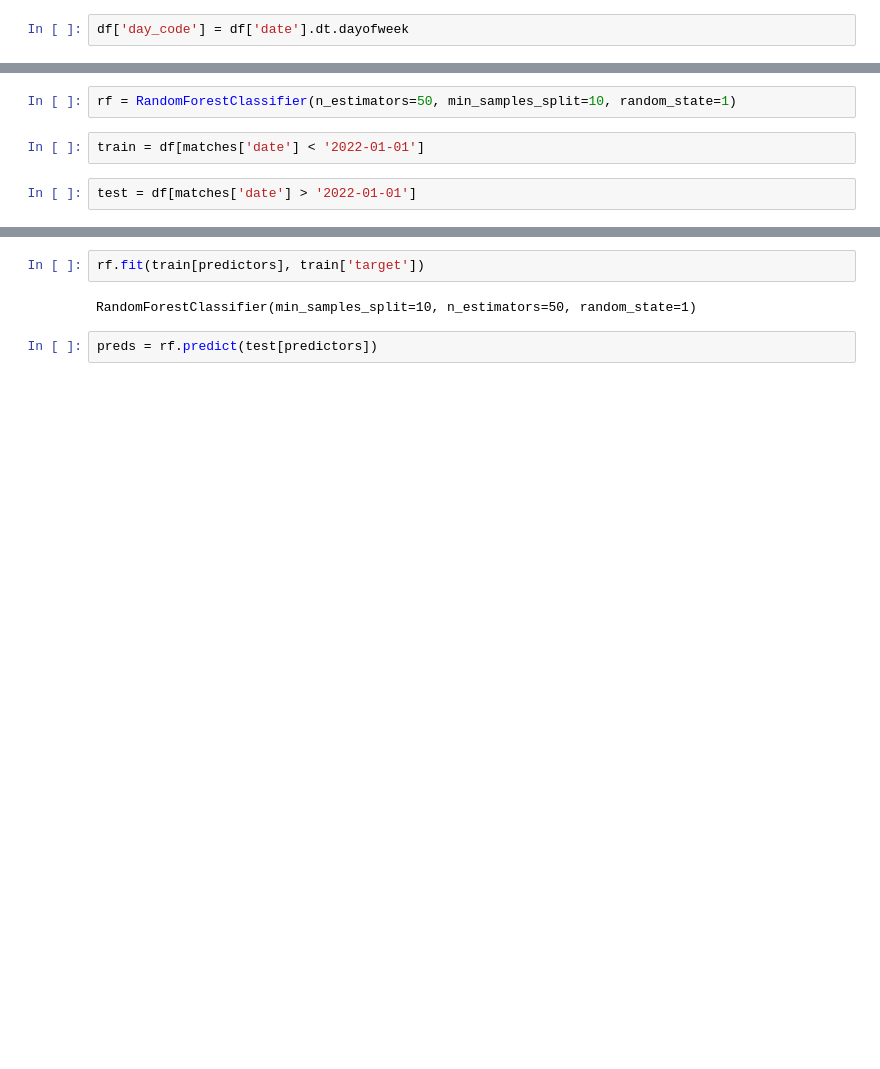
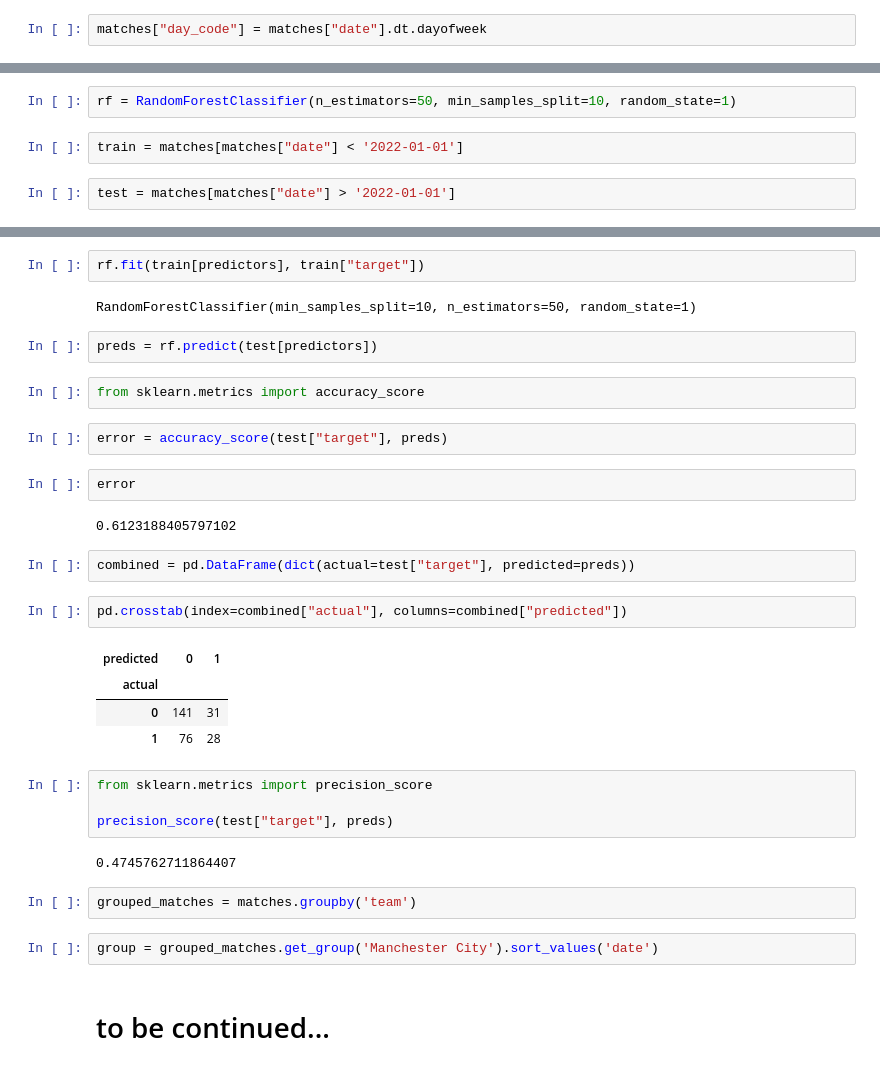
Before and after one commit to langsari/data-science-with-python-2022, a Jupyter notebook: dataset/T.kholed/PredictTeam.ipynb, the cells around one changed output, grey strips where cells are left out. Saved outputs shown, nothing was run; the diff lists cells and outputs as text; blank space fills up the shorter version.

```diff
--- a/dataset/T.kholed/PredictTeam.ipynb
+++ b/dataset/T.kholed/PredictTeam.ipynb
@@ -137,3 +137,3 @@ df['hour'] = df['time'].str.replace(':.+', "",regex=True)
 # %%
-df['day_code'] = df['date'].dt.dayofweek
+matches["day_code"] = matches["date"].dt.dayofweek
 # %%
@@ -157,7 +157,7 @@ from sklearn.ensemble import RandomForestClassifier
 # %%
 rf = RandomForestClassifier(n_estimators=50, min_samples_split=10, random_state=1)
 # %%
-train = df[matches['date'] < '2022-01-01']
+train = matches[matches["date"] < '2022-01-01']
 # %%
-test = df[matches['date'] > '2022-01-01']
+test = matches[matches["date"] > '2022-01-01']
 # %%
@@ -165,6 +165,35 @@ predictors = ['venue_code', 'opp_code', 'hour', 'day_code']
 # %%
-rf.fit(train[predictors], train['target'])
+rf.fit(train[predictors], train["target"])
 # %% [output]
 RandomForestClassifier(min_samples_split=10, n_estimators=50, random_state=1)
 # %%
 preds = rf.predict(test[predictors])
+# %%
+from sklearn.metrics import accuracy_score
+# %%
+error = accuracy_score(test["target"], preds)
+# %%
+error
+# %% [output]
+0.6123188405797102
+# %%
+combined = pd.DataFrame(dict(actual=test["target"], predicted=preds))
+# %%
+pd.crosstab(index=combined["actual"], columns=combined["predicted"])
+# %% [output]
+| predicted | 0 | 1 |
+| actual |  |  |
+| 0 | 141 | 31 |
+| 1 | 76 | 28 |
+# %%
+from sklearn.metrics import precision_score
+
+precision_score(test["target"], preds)
+# %% [output]
+0.4745762711864407
+# %%
+grouped_matches = matches.groupby('team')
+# %%
+group = grouped_matches.get_group('Manchester City').sort_values('date')
+# %% [markdown]
+# to be continued...
```
Also changed, not shown: parts of 17 cells of this notebook.
